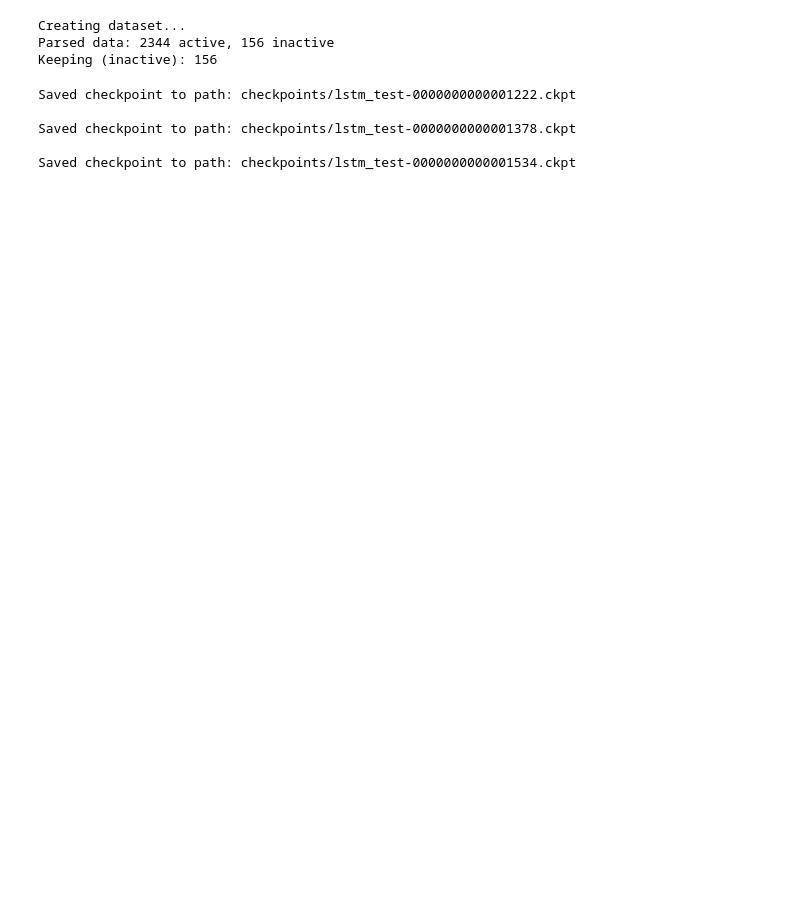
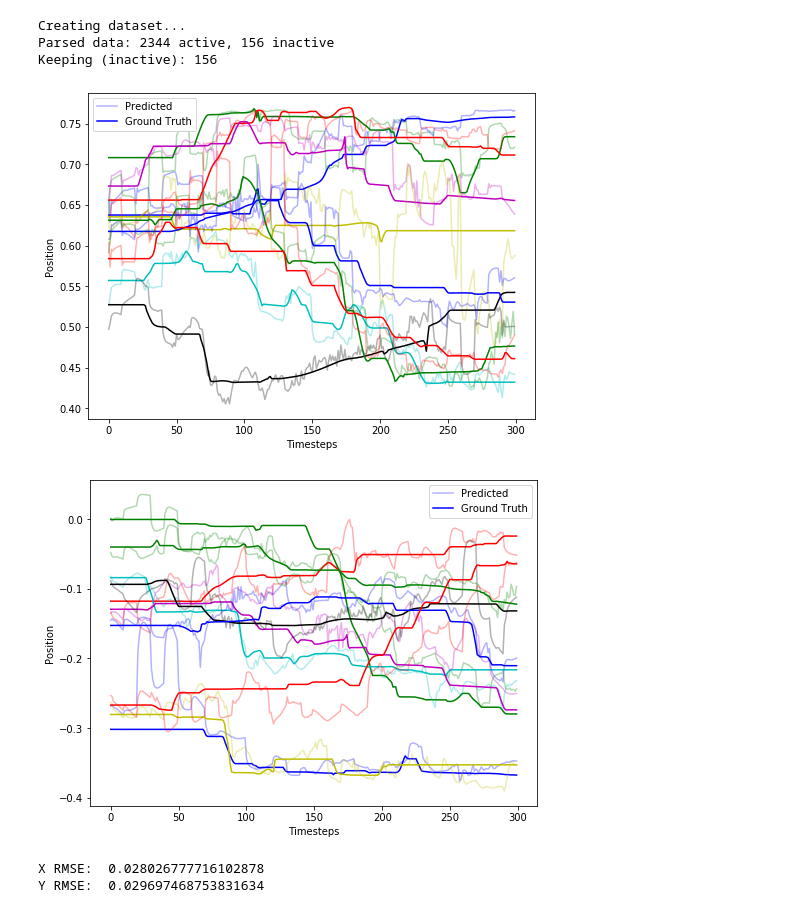
Before and after one commit to HaoWen470/crossmodal_filtering1, a Jupyter notebook: train_baseline_lstm.ipynb, the cells around one changed output. Drawn from its saved outputs; the diff is of its cells as text; code cells hidden in the pictures; blank space fills up the shorter version.

Commit message:
Tweak LSTM stuff, add trained model

```diff
--- a/train_baseline_lstm.ipynb
+++ b/train_baseline_lstm.ipynb
@@ -23,23 +30,28 @@ Creating dataset...
 Parsed data: 2344 active, 156 inactive
 Keeping (inactive): 156
 # %%
+print("Training...")
 dataloader = torch.utils.data.DataLoader(
     dataset, batch_size=16, shuffle=True, num_workers=2, drop_last=True)
-for _ in range(200):
+for _ in tqdm_notebook(range(200)):
     for batch_idx, batch in enumerate(tqdm_notebook(dataloader)):
         _, states, observations, _ = batch
 
-        model.reset_hidden(states[:, 0, :])
+        model.reset_hidden_states(states[:, 0, :])
         predicted_states = model(observations)
 
         loss = F.mse_loss(predicted_states, states)
-        buddy.minimize(loss)
+        buddy.minimize(loss, checkpoint_interval=500)
         buddy.log("loss", loss)
 
-    buddy.save_checkpoint()
+buddy.save_checkpoint()
-# %% [output]
-Saved checkpoint to path: checkpoints/lstm_test-0000000000001222.ckpt
-
-Saved checkpoint to path: checkpoints/lstm_test-0000000000001378.ckpt
-
-Saved checkpoint to path: checkpoints/lstm_test-0000000000001534.ckpt
+# %%
+eval_trajectories = panda_datasets.load_trajectories("data/pushset_small.hdf5")
+# %%
+pred, actual = panda_baseline_training.rollout_lstm(model, eval_trajectories)
+panda_baseline_training.eval_rollout(pred, actual, plot=True)
+# %% [output]
+[figure, added]
+[figure, added]
+X RMSE:  0.028026777716102878
+Y RMSE:  0.029697468753831634
```
Also changed, not shown: parts of 3 cells of this notebook, 10 other files.
